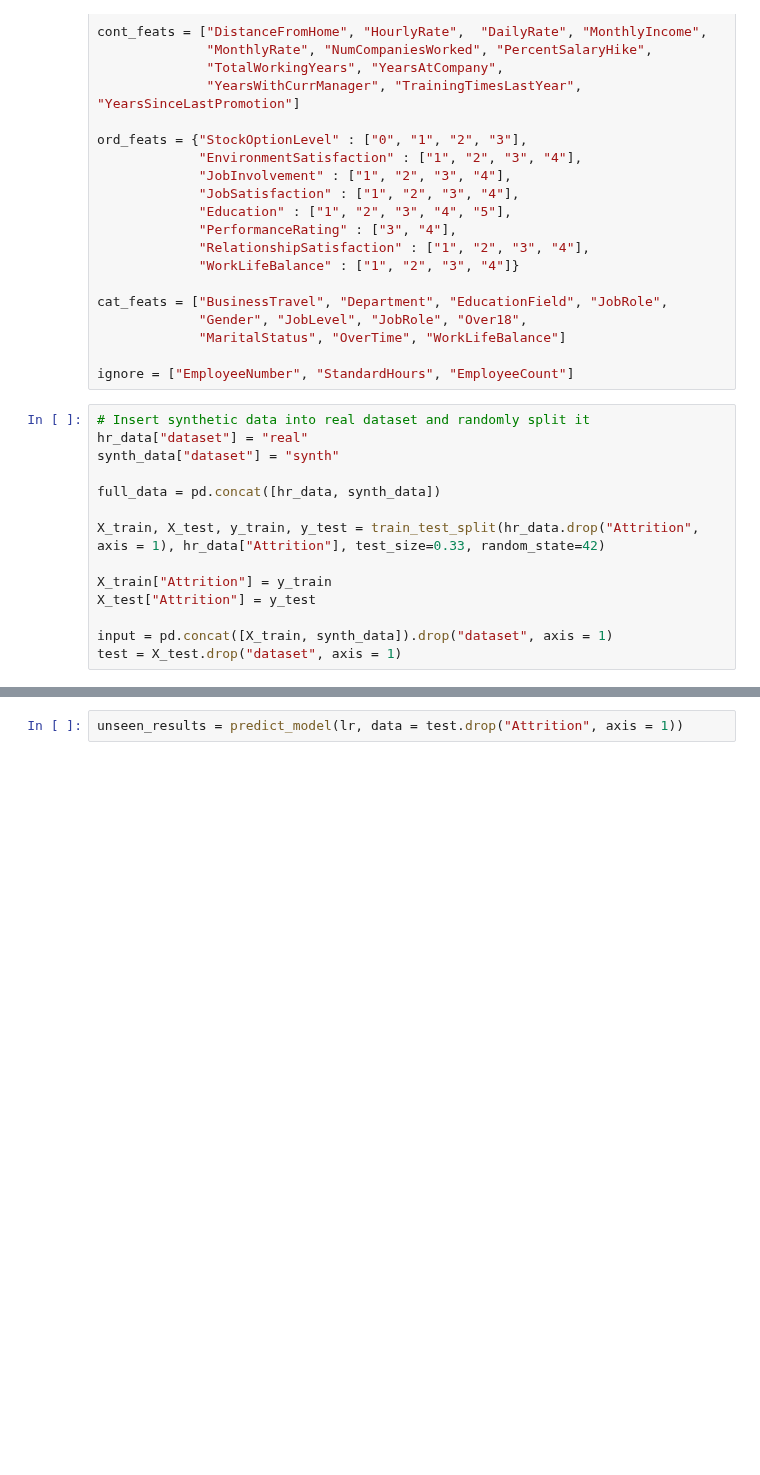
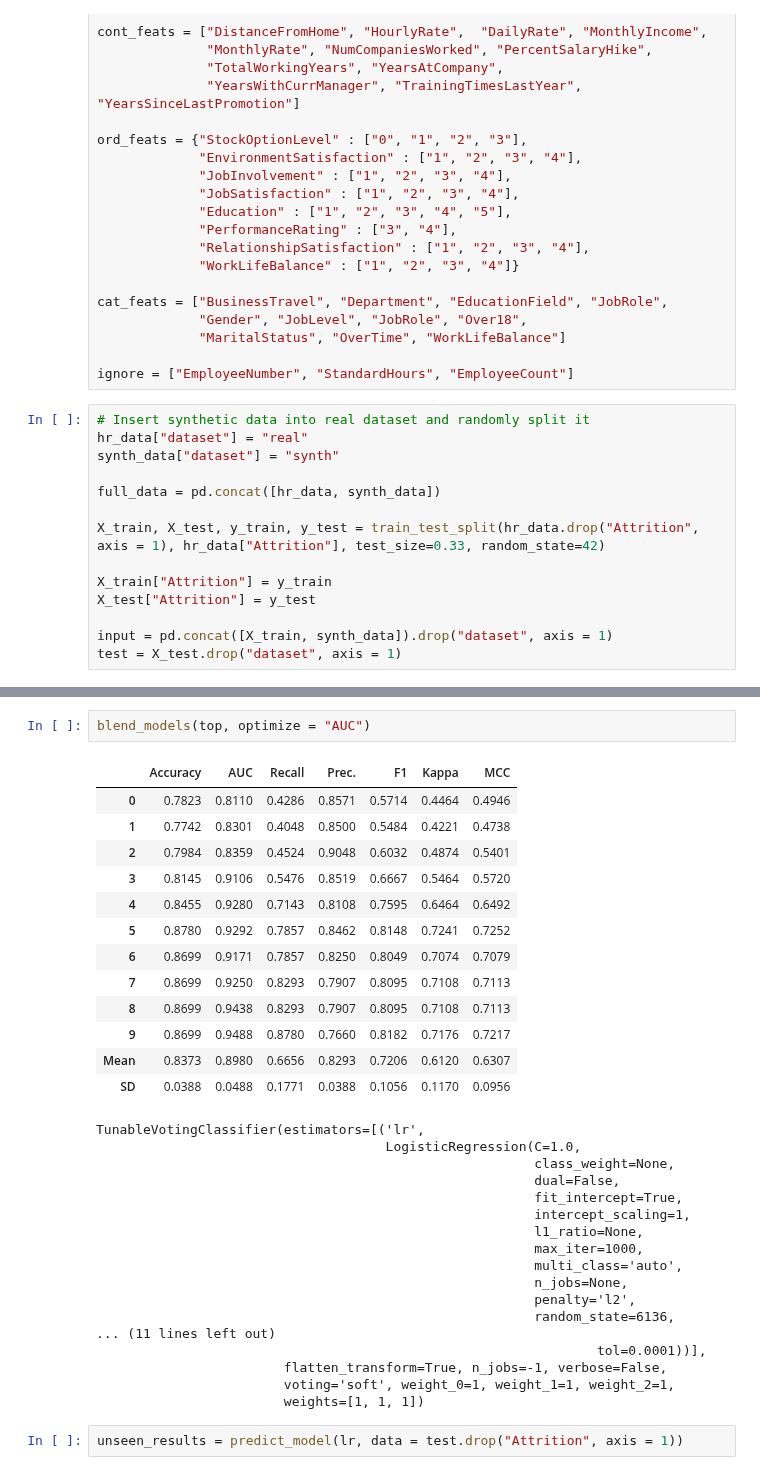
Before and after one commit to Oufattole/HR-Attrition, a Jupyter notebook: Predicting_employee_attrition.ipynb, the cells around one changed output, grey strips where cells are left out. Drawn from its saved outputs; the diff is of its cells as text; blank space fills up the shorter version.

```diff
--- a/Predicting_employee_attrition.ipynb
+++ b/Predicting_employee_attrition.ipynb
@@ -244,3 +217,36 @@ LogisticRegression(C=1.365, class_weight={}, dual=False, fit_intercept=True,
+# %%
+blend_models(top, optimize = "AUC")
+# %% [output]
+|  | Accuracy | AUC | Recall | Prec. | F1 | Kappa | MCC |
+| 0 | 0.7823 | 0.8110 | 0.4286 | 0.8571 | 0.5714 | 0.4464 | 0.4946 |
+| 1 | 0.7742 | 0.8301 | 0.4048 | 0.8500 | 0.5484 | 0.4221 | 0.4738 |
+| 2 | 0.7984 | 0.8359 | 0.4524 | 0.9048 | 0.6032 | 0.4874 | 0.5401 |
+| 3 | 0.8145 | 0.9106 | 0.5476 | 0.8519 | 0.6667 | 0.5464 | 0.5720 |
+| 4 | 0.8455 | 0.9280 | 0.7143 | 0.8108 | 0.7595 | 0.6464 | 0.6492 |
+| 5 | 0.8780 | 0.9292 | 0.7857 | 0.8462 | 0.8148 | 0.7241 | 0.7252 |
+| 6 | 0.8699 | 0.9171 | 0.7857 | 0.8250 | 0.8049 | 0.7074 | 0.7079 |
+| 7 | 0.8699 | 0.9250 | 0.8293 | 0.7907 | 0.8095 | 0.7108 | 0.7113 |
+| 8 | 0.8699 | 0.9438 | 0.8293 | 0.7907 | 0.8095 | 0.7108 | 0.7113 |
+| 9 | 0.8699 | 0.9488 | 0.8780 | 0.7660 | 0.8182 | 0.7176 | 0.7217 |
+| Mean | 0.8373 | 0.8980 | 0.6656 | 0.8293 | 0.7206 | 0.6120 | 0.6307 |
+| SD | 0.0388 | 0.0488 | 0.1771 | 0.0388 | 0.1056 | 0.1170 | 0.0956 |
+TunableVotingClassifier(estimators=[('lr',
+                                     LogisticRegression(C=1.0,
+                                                        class_weight=None,
+                                                        dual=False,
+                                                        fit_intercept=True,
+                                                        intercept_scaling=1,
+                                                        l1_ratio=None,
+                                                        max_iter=1000,
+                                                        multi_class='auto',
+                                                        n_jobs=None,
+                                                        penalty='l2',
+                                                        random_state=6136,
+... (11 lines left out)
+                                                                tol=0.0001))],
+                        flatten_transform=True, n_jobs=-1, verbose=False,
+                        voting='soft', weight_0=1, weight_1=1, weight_2=1,
+                        weights=[1, 1, 1])
 # %%
 unseen_results = predict_model(lr, data = test.drop("Attrition", axis = 1))
 # %%
```
Also changed, not shown: parts of 9 cells of this notebook.
